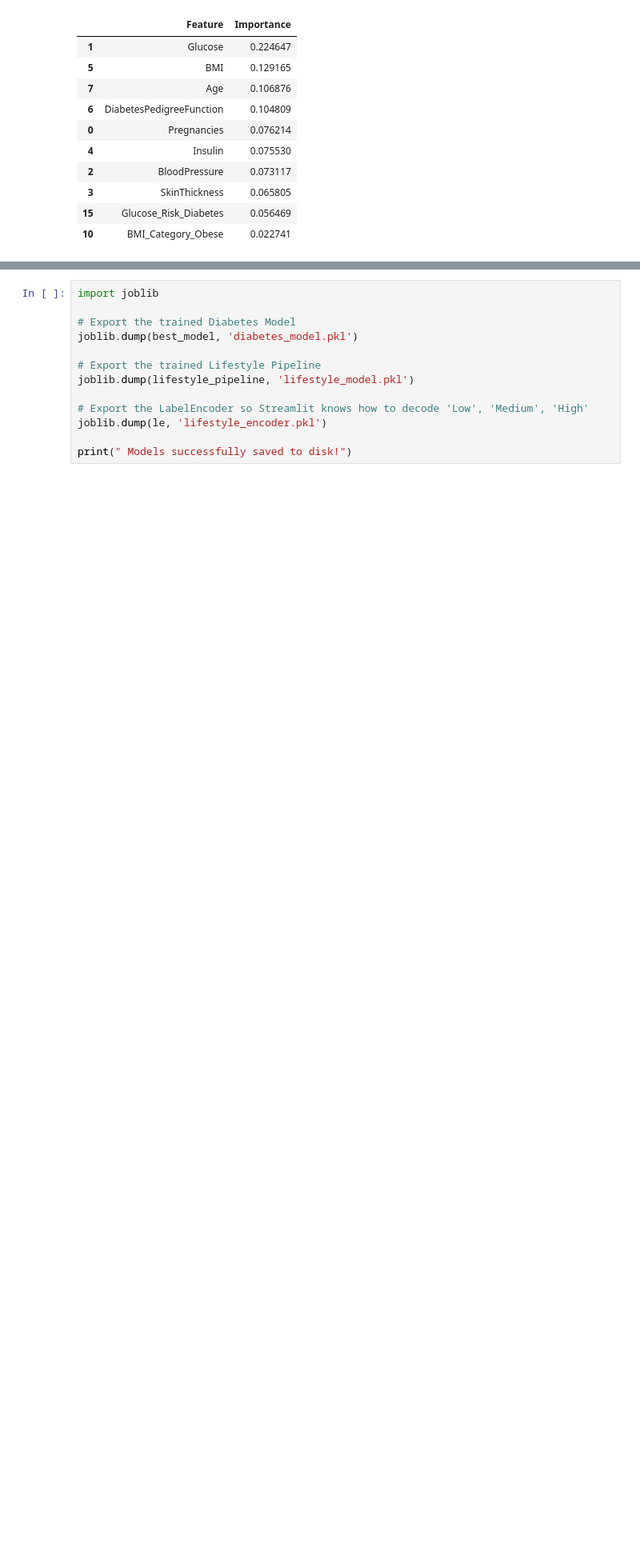
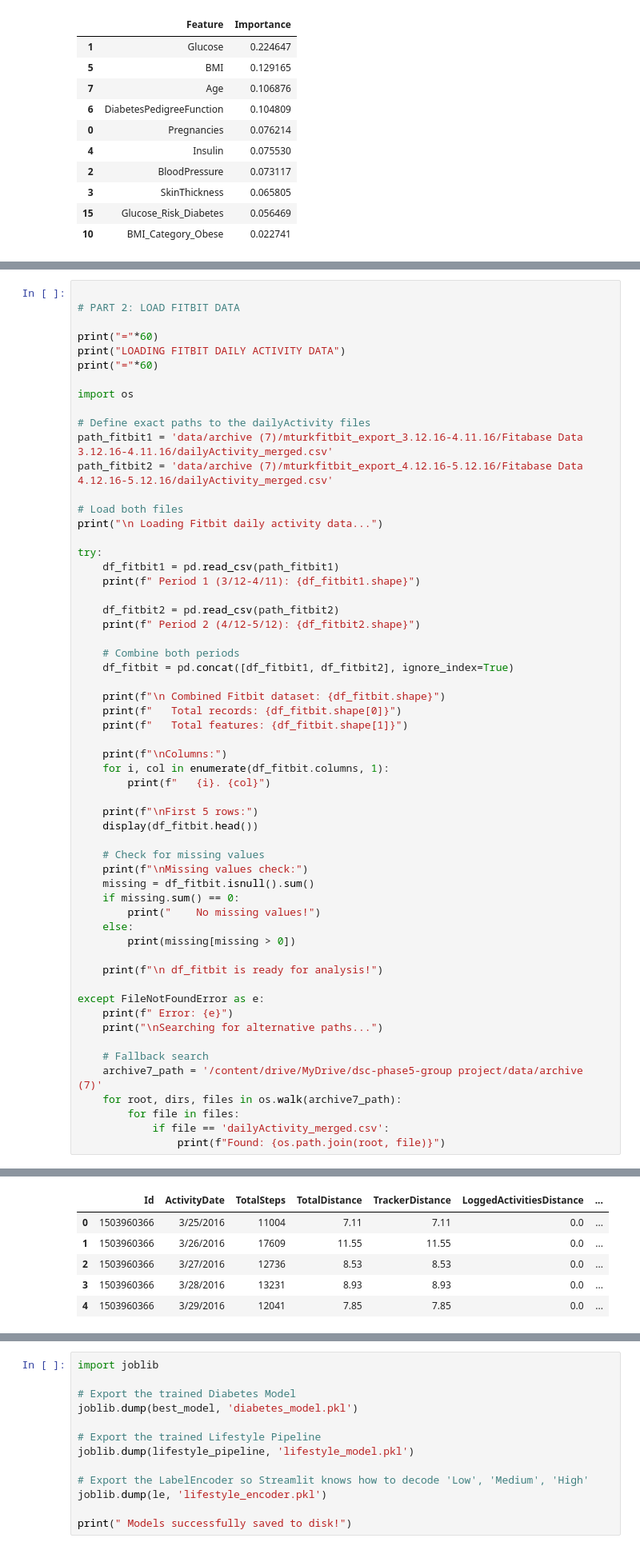
Before and after one commit to jaime8793/Vitals_Guard, a Jupyter notebook: Untitled4 (2).ipynb, the cells around one changed output, grey strips where cells are left out. Shown at 80% size. Drawn from its saved outputs; the diff is of its cells as text; blank space fills up the shorter version.

```diff
--- a/Untitled4 (2).ipynb
+++ b/Untitled4 (2).ipynb
@@ -621,0 +643,59 @@ Searching for alternative paths...
+# %%
+
+# PART 2: LOAD FITBIT DATA
+
+print("="*60)
+print("LOADING FITBIT DAILY ACTIVITY DATA")
+print("="*60)
+
+import os
+
+# Define exact paths to the dailyActivity files
+path_fitbit1 = 'data/archive (7)/mturkfitbit_export_3.12.16-4.11.16/Fitabase Data 3.12.16-4.11.16/dailyActivity_merged.csv'
+path_fitbit2 = 'data/archive (7)/mturkfitbit_export_4.12.16-5.12.16/Fitabase Data 4.12.16-5.12.16/dailyActivity_merged.csv'
+
+# Load both files
+print("\n Loading Fitbit daily activity data...")
+
+try:
+    df_fitbit1 = pd.read_csv(path_fitbit1)
+    print(f" Period 1 (3/12-4/11): {df_fitbit1.shape}")
+
+    df_fitbit2 = pd.read_csv(path_fitbit2)
+    print(f" Period 2 (4/12-5/12): {df_fitbit2.shape}")
+
+    # Combine both periods
+    df_fitbit = pd.concat([df_fitbit1, df_fitbit2], ignore_index=True)
+
+    print(f"\n Combined Fitbit dataset: {df_fitbit.shape}")
+    print(f"   Total records: {df_fitbit.shape[0]}")
+    print(f"   Total features: {df_fitbit.shape[1]}")
+
+    print(f"\nColumns:")
+    for i, col in enumerate(df_fitbit.columns, 1):
+        print(f"   {i}. {col}")
+
+    print(f"\nFirst 5 rows:")
+    display(df_fitbit.head())
+
+    # Check for missing values
+    print(f"\nMissing values check:")
+    missing = df_fitbit.isnull().sum()
+    if missing.sum() == 0:
+        print("    No missing values!")
+    else:
+        print(missing[missing > 0])
+
+    print(f"\n df_fitbit is ready for analysis!")
+
+except FileNotFoundError as e:
+    print(f" Error: {e}")
+    print("\nSearching for alternative paths...")
+
+    # Fallback search
+    archive7_path = '/content/drive/MyDrive/dsc-phase5-group project/data/archive (7)'
+    for root, dirs, files in os.walk(archive7_path):
+        for file in files:
+            if file == 'dailyActivity_merged.csv':
+                print(f"Found: {os.path.join(root, file)}")
+# %% [output]
@@ -621,0 +719,6 @@ Searching for alternative paths...
+|  | Id | ActivityDate | TotalSteps | TotalDistance | TrackerDistance | LoggedActivitiesDistance | ... |
+| 0 | 1503960366 | 3/25/2016 | 11004 | 7.11 | 7.11 | 0.0 | ... |
+| 1 | 1503960366 | 3/26/2016 | 17609 | 11.55 | 11.55 | 0.0 | ... |
+| 2 | 1503960366 | 3/27/2016 | 12736 | 8.53 | 8.53 | 0.0 | ... |
+| 3 | 1503960366 | 3/28/2016 | 13231 | 8.93 | 8.93 | 0.0 | ... |
+| 4 | 1503960366 | 3/29/2016 | 12041 | 7.85 | 7.85 | 0.0 | ... |
```
Also changed, not shown: parts of 12 cells of this notebook, 14 other files.
